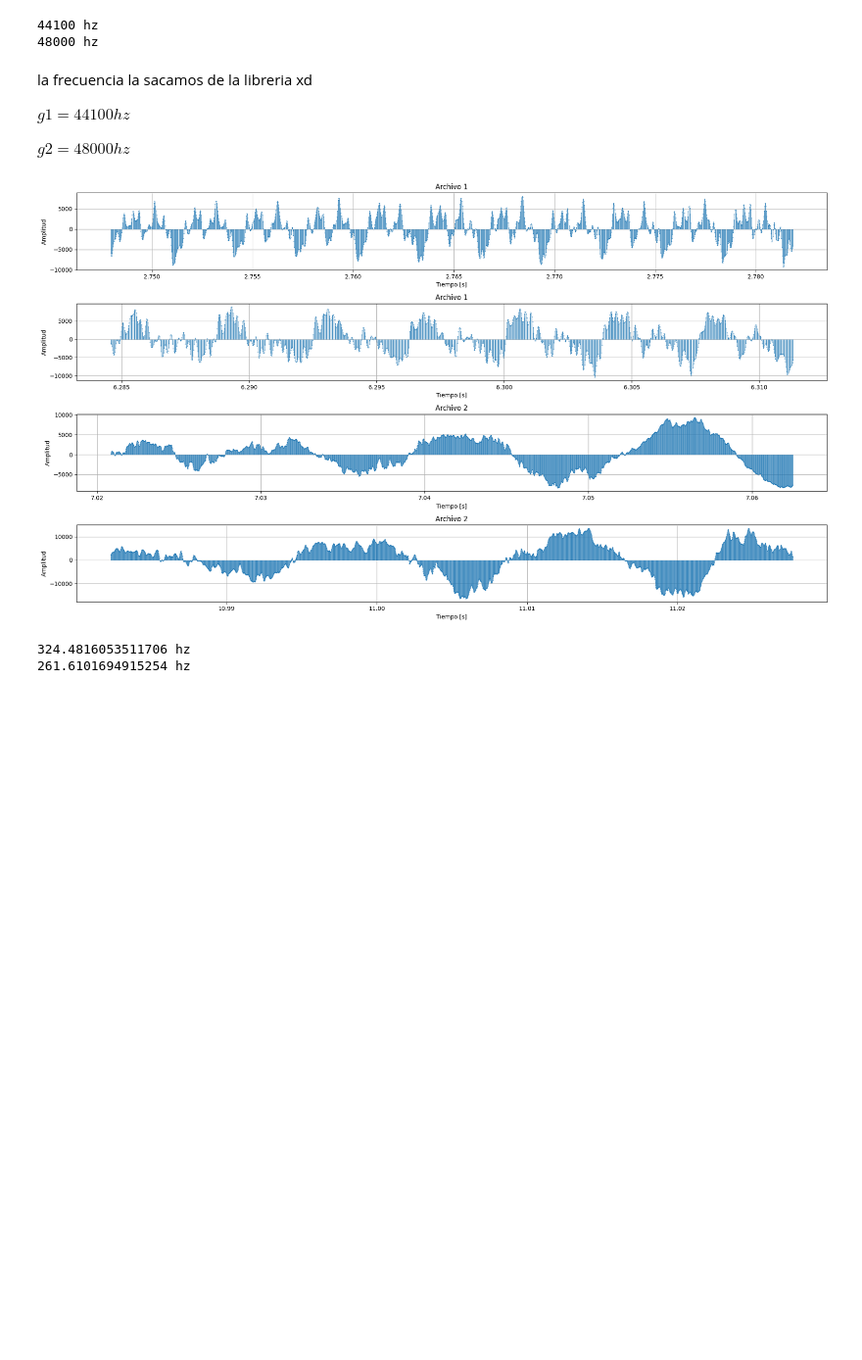
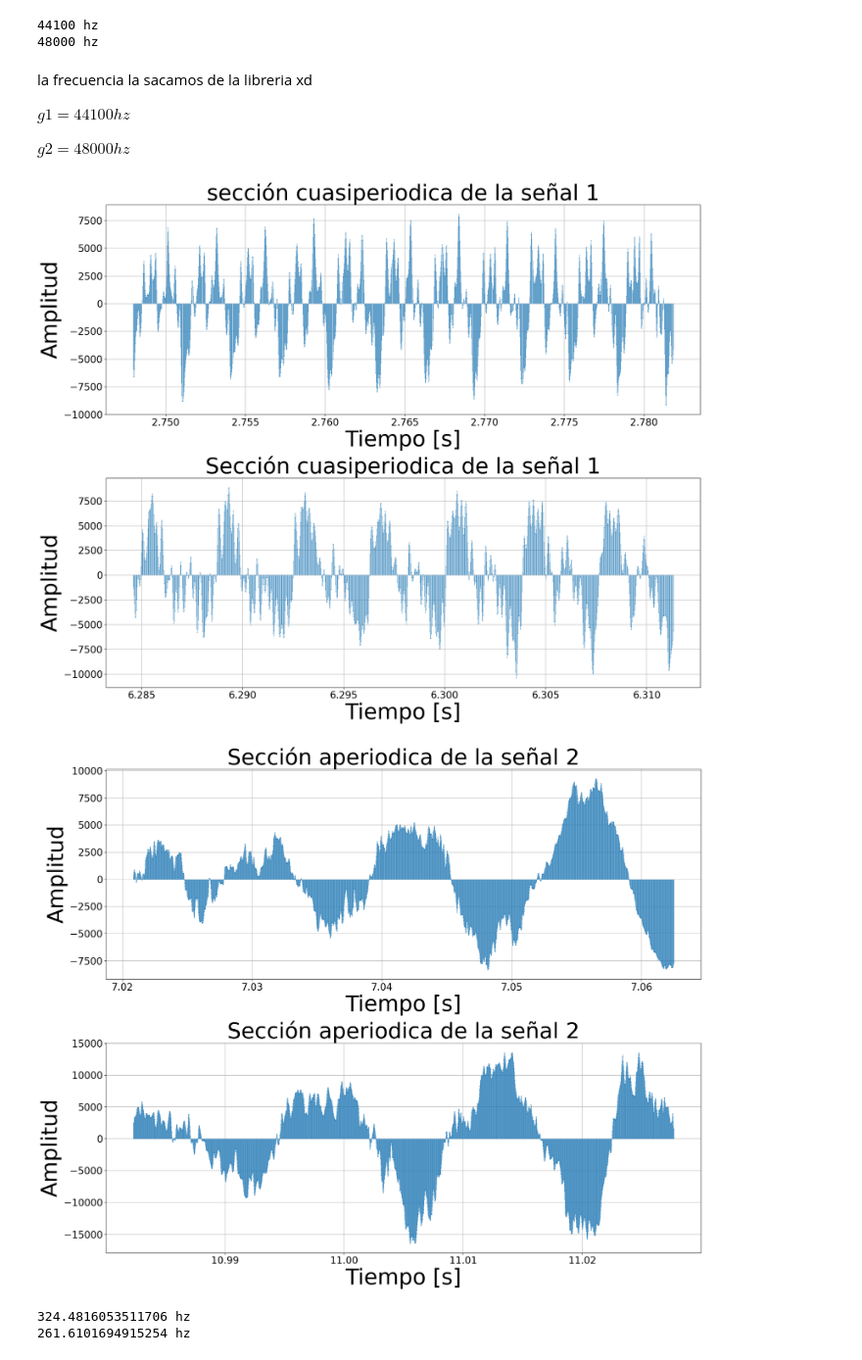
Before and after one commit to felifern/SENIALES, a Jupyter notebook: tp.ipynb, the cells around one changed output. Shown at 98% size. Drawn from its saved outputs; the diff is of its cells as text; code cells hidden in the pictures; blank space fills up the shorter version.

```diff
--- a/tp.ipynb
+++ b/tp.ipynb
@@ -69,15 +75,15 @@ start = 121185
 end = 122680
 
 # Graficar
-plt.figure(figsize=(19.2, 10.8))
+plt.figure(figsize=(19.2, 15.8))
 
-plt.subplot(4,1,1)
+plt.subplot(2,1,1)
 plt.scatter(t1[start:end], data1[start:end],s=0.25)
 plt.vlines(t1[start:end], 0, data1[start:end], color='C0', linewidth=0.5)
 #plt.plot(t1[start:end], data1[start:end], color='C0')
-plt.title("Archivo 1")
-plt.xlabel("Tiempo [s]")
-plt.ylabel("Amplitud")
+plt.title("sección cuasiperiodica de la señal 1", fontsize=45)
+plt.xlabel("Tiempo [s]", fontsize=45)
+plt.ylabel("Amplitud", fontsize=45)
 plt.grid(True)
 
 
@@ -85,53 +91,64 @@ plt.grid(True)
 start2 =  277150
 end2 = 278330
 
-plt.subplot(4,1,2)
+plt.subplot(2,1,2)
 #plt.plot(t1[start2:end2], data1[start2:end2], color='C0')
 plt.scatter(t1[start2:end2], data1[start2:end2],s=0.25)
 plt.vlines(t1[start2:end2], 0, data1[start2:end2], color='C0', linewidth=0.5)
-plt.title("Archivo 1")
-plt.xlabel("Tiempo [s]")
-plt.ylabel("Amplitud")
+plt.title("Sección cuasiperiodica de la señal 1", fontsize=45)
+plt.xlabel("Tiempo [s]", fontsize=45)
+plt.ylabel("Amplitud", fontsize=45)
 plt.grid(True)
 
+plt.tight_layout()
+
+plt.savefig("primer grafico")
+plt.show()
+
+plt.figure(figsize=(19.2, 15.8))
 
 
-plt.subplot(4,1,3)
+plt.subplot(2,1,1)
 
 start3 = 337000
 end3 = 339000
 
 #plt.plot(t2[start3:end3], data2[start3:end3], color='C0')
 plt.scatter(t2[start3:end3], data2[start3:end3],s=0.25)
 plt.vlines(t2[start3:end3], 0, data2[start3:end3], color='C0', linewidth=0.5)
-plt.title("Archivo 2")
-plt.xlabel("Tiempo [s]")
-plt.ylabel("Amplitud")
+plt.title("Sección aperiodica de la señal 2", fontsize=45)
+plt.xlabel("Tiempo [s]", fontsize=45)
+plt.ylabel("Amplitud", fontsize=45)
 plt.grid(True)
 
 
-plt.subplot(4,1,4)
+plt.subplot(2,1,2)
 
 start4 = 527150
 end4 = 529330
 
 #plt.plot(t2[start4:end4], data2[start4:end4], color='C0')
 plt.scatter(t2[start4:end4], data2[start4:end4],s=0.25)
 plt.vlines(t2[start4:end4], 0, data2[start4:end4], color='C0', linewidth=0.5)
-plt.title("Archivo 2")
-plt.xlabel("Tiempo [s]")
-plt.ylabel("Amplitud")
+plt.title("Sección aperiodica de la señal 2", fontsize=45)
+plt.xlabel("Tiempo [s]", fontsize=45)
+plt.ylabel("Amplitud", fontsize=45)
 plt.grid(True)
 
 
 plt.tight_layout()
+
+
+
+plt.savefig("primer segundo")
 plt.show()
 
 print(1/((end - start)/(44100*11)), 'hz')
 
 print(1/((end2 - start2)/(44100*7)), 'hz')
 # %% [output]
-[figure, old version]
+[figure, new version]
+[figure, added]
 324.4816053511706 hz
 261.6101694915254 hz
 # %%
```
Also changed, not shown: parts of 7 cells of this notebook.
